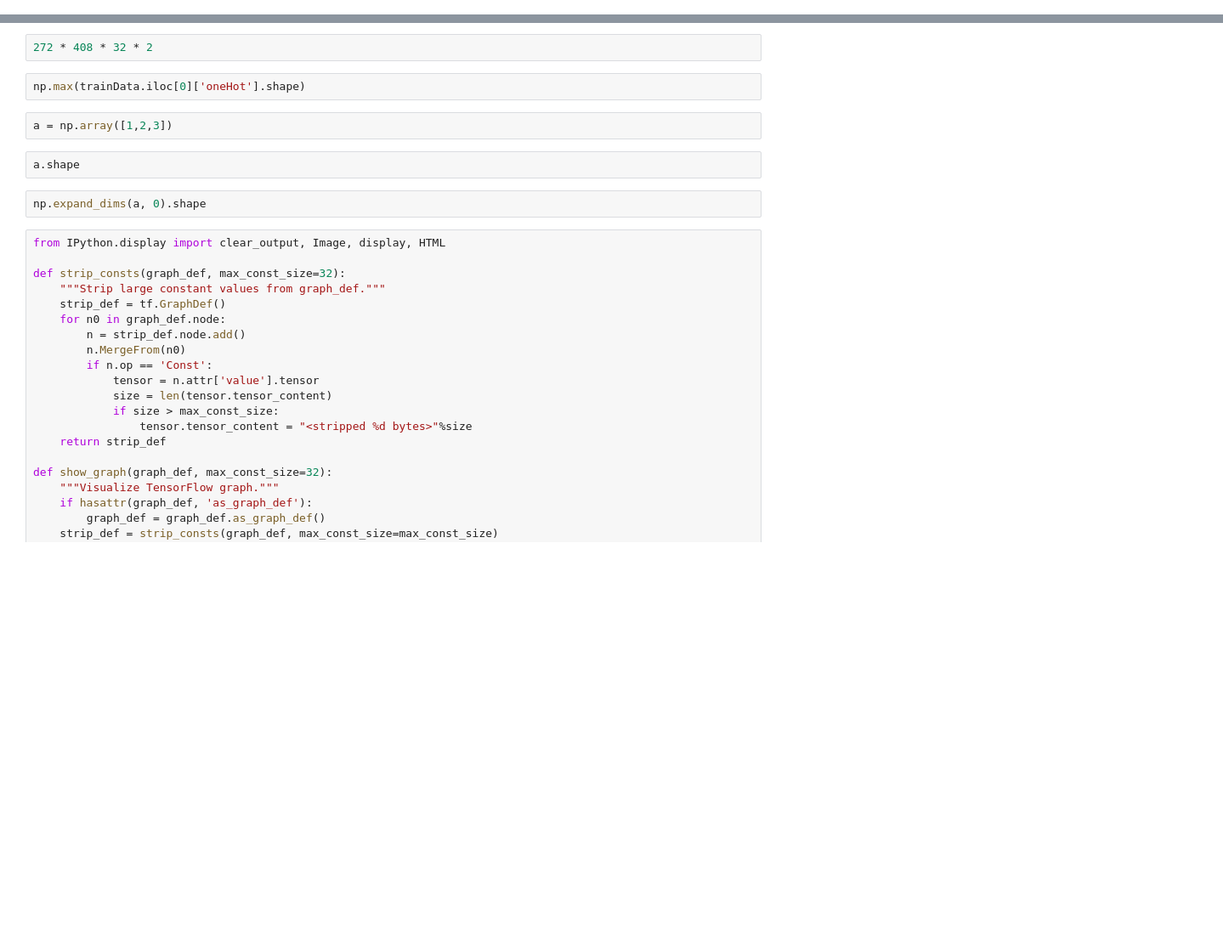
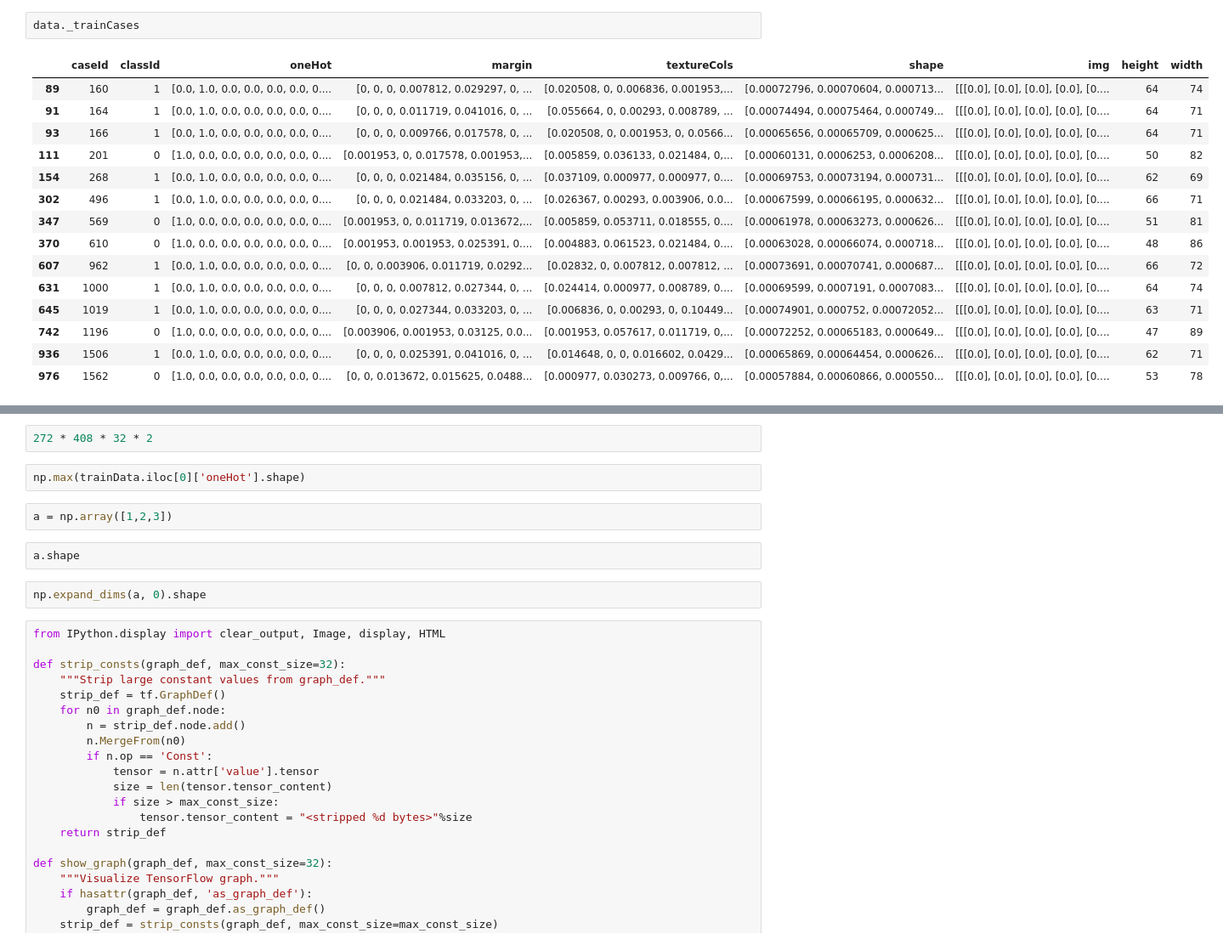
Before and after one commit to ewfuentes/leafClassification, a Jupyter notebook: exploration.ipynb, the cells around one changed output, grey strips where cells are left out. Shown at 85% size. Saved outputs shown, nothing was run; the diff lists cells and outputs as text; blank space fills up the shorter version.

```diff
--- a/exploration.ipynb
+++ b/exploration.ipynb
@@ -145,0 +168,18 @@ data = LeafData(trainData, .05)
+# %%
+data._trainCases
+# %% [output]
+|  | caseId | classId | oneHot | margin | textureCols | shape | img | height | width |
+| 89 | 160 | 1 | [0.0, 1.0, 0.0, 0.0, 0.0, 0.0, 0.... | [0, 0, 0, 0.007812, 0.029297, 0, ... | [0.020508, 0, 0.006836, 0.001953,... | [0.00072796, 0.00070604, 0.000713... | [[[0.0], [0.0], [0.0], [0.0], [0.... | 64 | 74 |
+| 91 | 164 | 1 | [0.0, 1.0, 0.0, 0.0, 0.0, 0.0, 0.... | [0, 0, 0, 0.011719, 0.041016, 0, ... | [0.055664, 0, 0.00293, 0.008789, ... | [0.00074494, 0.00075464, 0.000749... | [[[0.0], [0.0], [0.0], [0.0], [0.... | 64 | 71 |
+| 93 | 166 | 1 | [0.0, 1.0, 0.0, 0.0, 0.0, 0.0, 0.... | [0, 0, 0, 0.009766, 0.017578, 0, ... | [0.020508, 0, 0.001953, 0, 0.0566... | [0.00065656, 0.00065709, 0.000625... | [[[0.0], [0.0], [0.0], [0.0], [0.... | 64 | 71 |
+| 111 | 201 | 0 | [1.0, 0.0, 0.0, 0.0, 0.0, 0.0, 0.... | [0.001953, 0, 0.017578, 0.001953,... | [0.005859, 0.036133, 0.021484, 0,... | [0.00060131, 0.0006253, 0.0006208... | [[[0.0], [0.0], [0.0], [0.0], [0.... | 50 | 82 |
+| 154 | 268 | 1 | [0.0, 1.0, 0.0, 0.0, 0.0, 0.0, 0.... | [0, 0, 0, 0.021484, 0.035156, 0, ... | [0.037109, 0.000977, 0.000977, 0.... | [0.00069753, 0.00073194, 0.000731... | [[[0.0], [0.0], [0.0], [0.0], [0.... | 62 | 69 |
+| 302 | 496 | 1 | [0.0, 1.0, 0.0, 0.0, 0.0, 0.0, 0.... | [0, 0, 0, 0.021484, 0.033203, 0, ... | [0.026367, 0.00293, 0.003906, 0.0... | [0.00067599, 0.00066195, 0.000632... | [[[0.0], [0.0], [0.0], [0.0], [0.... | 66 | 71 |
+| 347 | 569 | 0 | [1.0, 0.0, 0.0, 0.0, 0.0, 0.0, 0.... | [0.001953, 0, 0.011719, 0.013672,... | [0.005859, 0.053711, 0.018555, 0.... | [0.00061978, 0.00063273, 0.000626... | [[[0.0], [0.0], [0.0], [0.0], [0.... | 51 | 81 |
+| 370 | 610 | 0 | [1.0, 0.0, 0.0, 0.0, 0.0, 0.0, 0.... | [0.001953, 0.001953, 0.025391, 0.... | [0.004883, 0.061523, 0.021484, 0.... | [0.00063028, 0.00066074, 0.000718... | [[[0.0], [0.0], [0.0], [0.0], [0.... | 48 | 86 |
+| 607 | 962 | 1 | [0.0, 1.0, 0.0, 0.0, 0.0, 0.0, 0.... | [0, 0, 0.003906, 0.011719, 0.0292... | [0.02832, 0, 0.007812, 0.007812, ... | [0.00073691, 0.00070741, 0.000687... | [[[0.0], [0.0], [0.0], [0.0], [0.... | 66 | 72 |
+| 631 | 1000 | 1 | [0.0, 1.0, 0.0, 0.0, 0.0, 0.0, 0.... | [0, 0, 0, 0.007812, 0.027344, 0, ... | [0.024414, 0.000977, 0.008789, 0.... | [0.00069599, 0.0007191, 0.0007083... | [[[0.0], [0.0], [0.0], [0.0], [0.... | 64 | 74 |
+| 645 | 1019 | 1 | [0.0, 1.0, 0.0, 0.0, 0.0, 0.0, 0.... | [0, 0, 0, 0.027344, 0.033203, 0, ... | [0.006836, 0, 0.00293, 0, 0.10449... | [0.00074901, 0.000752, 0.00072052... | [[[0.0], [0.0], [0.0], [0.0], [0.... | 63 | 71 |
+| 742 | 1196 | 0 | [1.0, 0.0, 0.0, 0.0, 0.0, 0.0, 0.... | [0.003906, 0.001953, 0.03125, 0.0... | [0.001953, 0.057617, 0.011719, 0,... | [0.00072252, 0.00065183, 0.000649... | [[[0.0], [0.0], [0.0], [0.0], [0.... | 47 | 89 |
+| 936 | 1506 | 1 | [0.0, 1.0, 0.0, 0.0, 0.0, 0.0, 0.... | [0, 0, 0, 0.025391, 0.041016, 0, ... | [0.014648, 0, 0, 0.016602, 0.0429... | [0.00065869, 0.00064454, 0.000626... | [[[0.0], [0.0], [0.0], [0.0], [0.... | 62 | 71 |
+| 976 | 1562 | 0 | [1.0, 0.0, 0.0, 0.0, 0.0, 0.0, 0.... | [0, 0, 0.013672, 0.015625, 0.0488... | [0.000977, 0.030273, 0.009766, 0,... | [0.00057884, 0.00060866, 0.000550... | [[[0.0], [0.0], [0.0], [0.0], [0.... | 53 | 78 |
```
Also changed, not shown: parts of 6 cells of this notebook, 1 other file.
